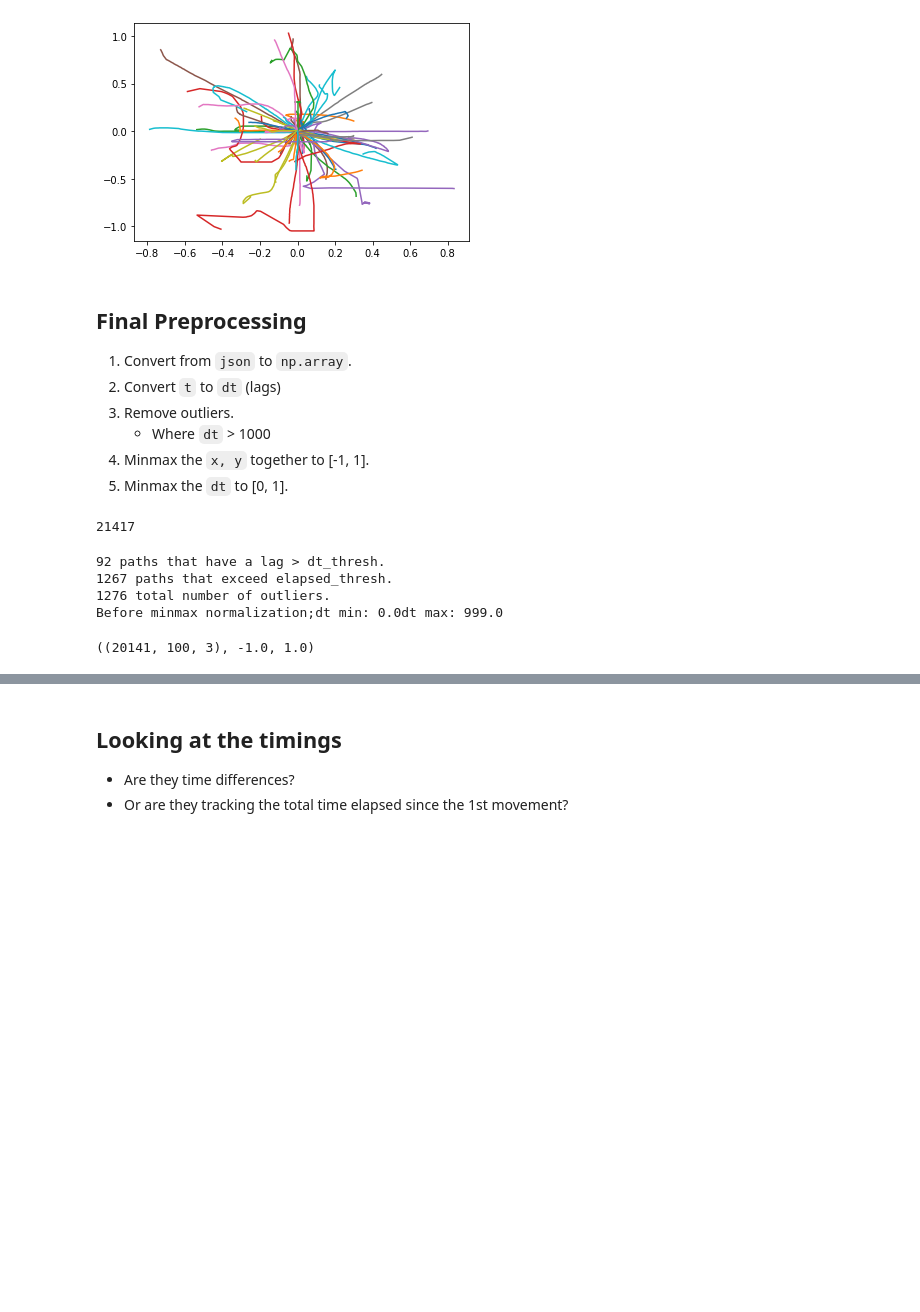
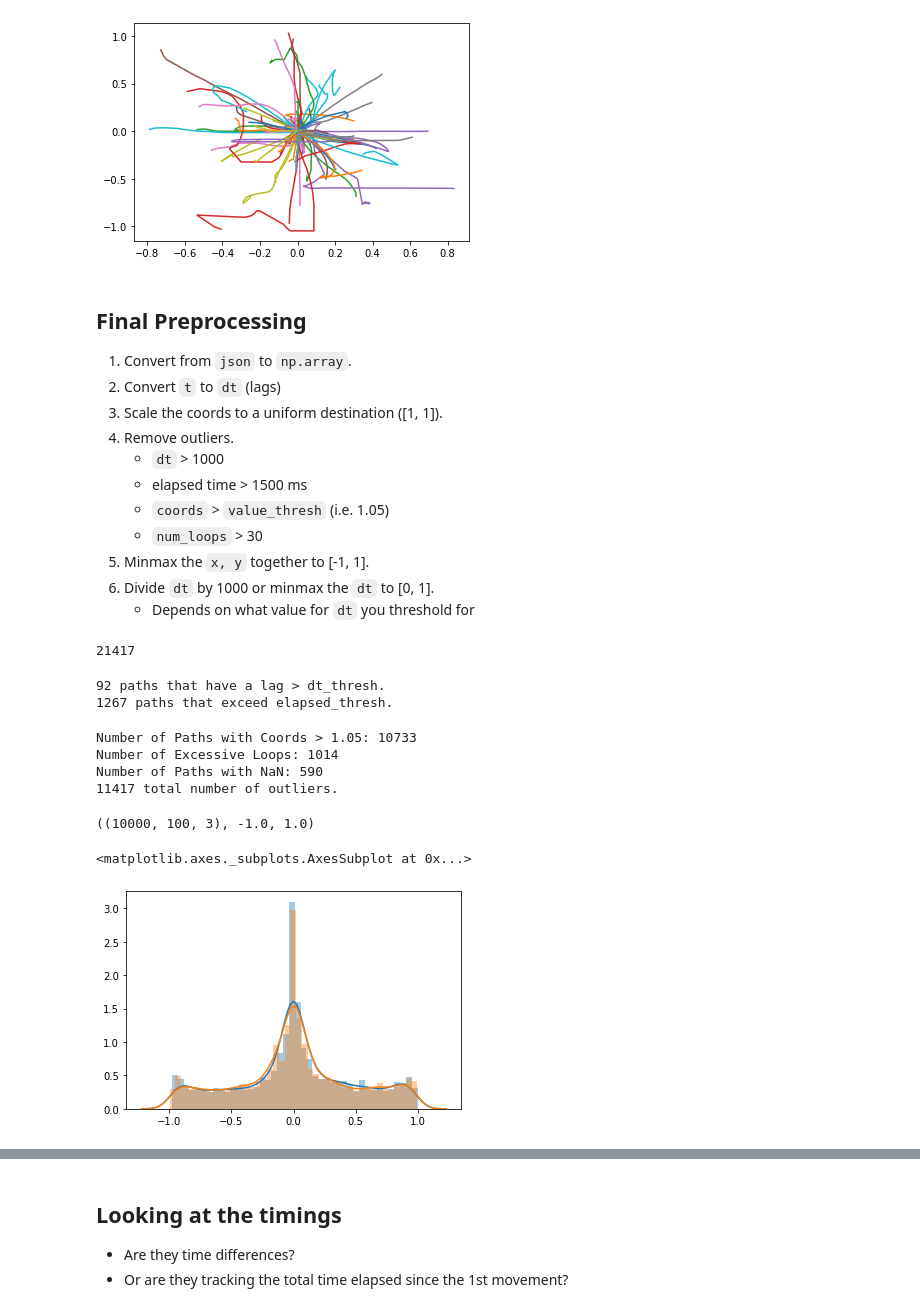
Before and after one commit to jchen42703/ai_mouse_movements, a Jupyter notebook: python/notebooks/Preprocessing Data v2.ipynb, the cells around one changed output, grey strips where cells are left out. Drawn from its saved outputs; the diff is of its cells as text; code cells hidden in the pictures; blank space fills up the shorter version.

```diff
--- a/python/notebooks/Preprocessing Data v2.ipynb
+++ b/python/notebooks/Preprocessing Data v2.ipynb
@@ -44,10 +44,15 @@ plot_paths(out[:80])
 ## Final Preprocessing
 1. Convert from `json` to `np.array`.
 2. Convert `t` to `dt` (lags)
-3. Remove outliers.
-    * Where `dt` > 1000
+3. Scale the coords to a uniform destination ([1, 1]).
+4. Remove outliers.
+    * `dt` > 1000
+    * elapsed time > 1500 ms
+    * `coords` > `value_thresh` (i.e. 1.05)
+    * `num_loops` > 30
 4. Minmax the `x, y` together to [-1, 1].
-5. Minmax the `dt` to [0, 1].
+5. Divide `dt` by 1000 or minmax the `dt` to [0, 1].
+   * Depends on what value for `dt` you threshold for
 # %%
 import json
 fpath = '../data/data.json'
@@ -58,14 +63,30 @@ len(data)
 21417
 # %%
 import numpy as np
-from pymousegan.io.preprocessor_v2 import preprocess
+from pymousegan.io.preprocessor_v2 import convert_and_preprocess
 
-elapsed_thresh = 1250
-preprocessed = preprocess(data, elapsed_thresh=elapsed_thresh)
+preprocess_kwargs = {
+    'dt_thresh': 1000,
+    'elapsed_thresh': 1250,
+    'value_thresh': 1.05,
+    'norm_dt': False # True if dt_thresh > 1k
+}
+preprocessed = convert_and_preprocess(data, **preprocess_kwargs)
 preprocessed.shape, preprocessed.min(), preprocessed.max()
 # %% [output]
 92 paths that have a lag > dt_thresh.
 1267 paths that exceed elapsed_thresh.
-1276 total number of outliers.
-Before minmax normalization;dt min: 0.0dt max: 999.0
-((20141, 100, 3), -1.0, 1.0)
+Number of Paths with Coords > 1.05: 10733
+Number of Excessive Loops: 1014
+Number of Paths with NaN: 590
+11417 total number of outliers.
+((10000, 100, 3), -1.0, 1.0)
+# %%
+import seaborn as sns
+%matplotlib inline
+# X, Y
+sns.distplot(preprocessed[:100, :, 0].flatten())
+sns.distplot(preprocessed[:100, :, 1].flatten())
+# %% [output]
+<matplotlib.axes._subplots.AxesSubplot at 0x...>
+[figure, added]
```
Also changed, not shown: parts of 6 cells of this notebook.
